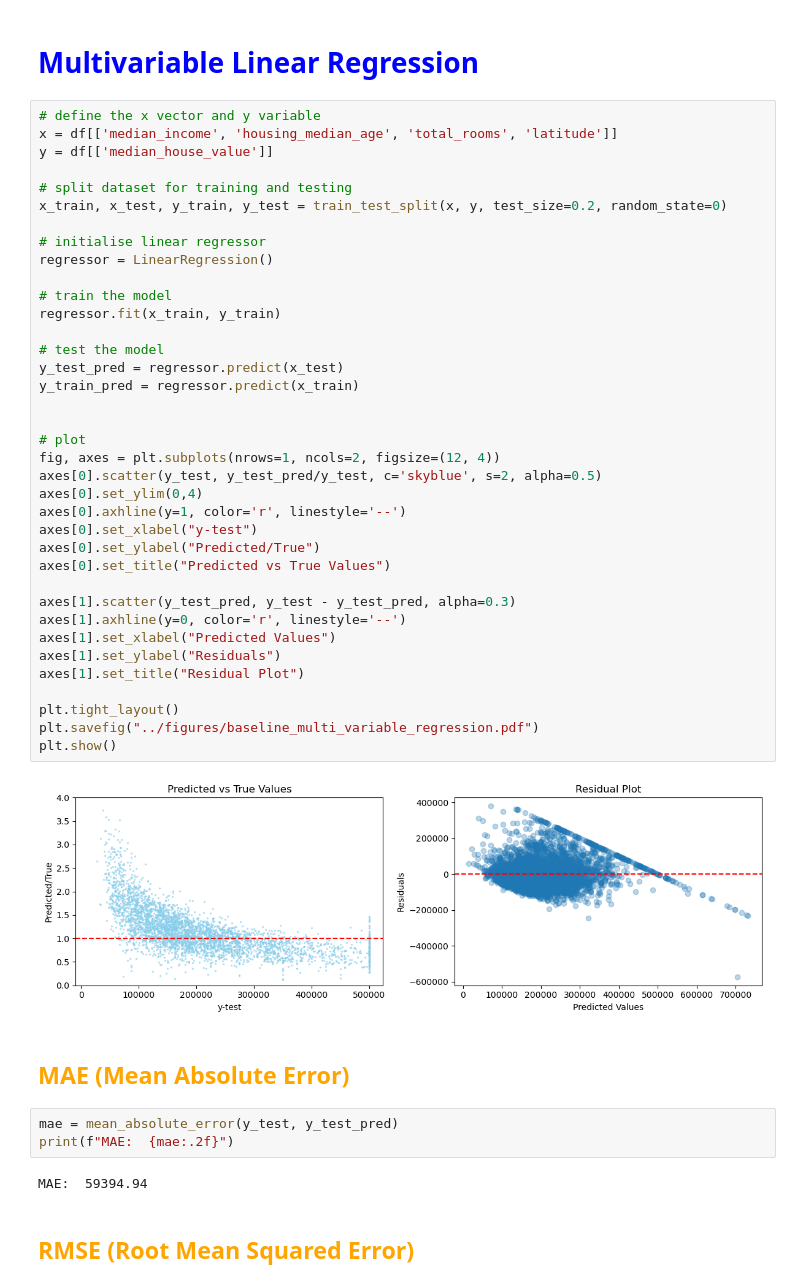
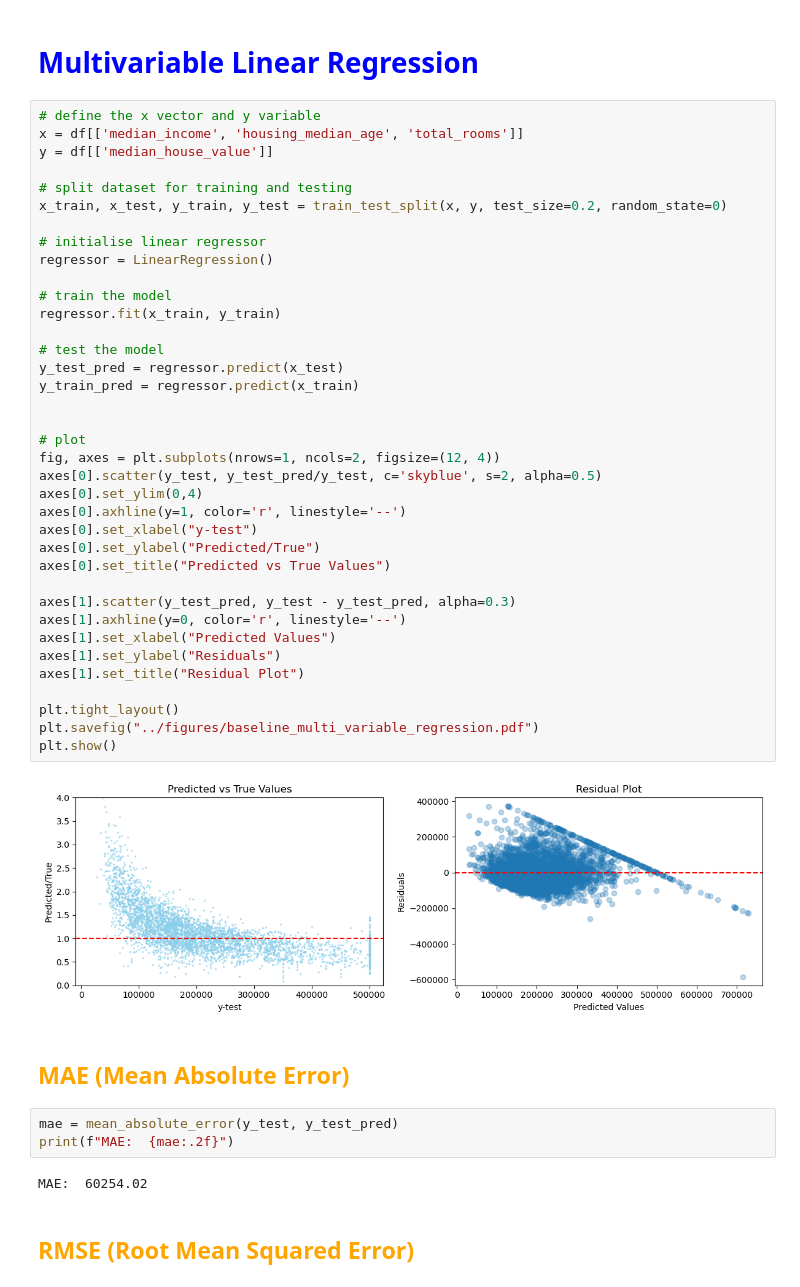
Before and after one commit to bdixit25/Machine_Learning_Projects-Practice, a Jupyter notebook: SupervisedML_Regression/House_Price_Prediction/notebooks/02_baseline_linear_regression.ipynb, the cells around one changed output. Drawn from its saved outputs; the diff is of its cells as text.

Commit message:
Housing Project Complete with Report

```diff
--- a/SupervisedML_Regression/House_Price_Prediction/notebooks/02_baseline_linear_regression.ipynb
+++ b/SupervisedML_Regression/House_Price_Prediction/notebooks/02_baseline_linear_regression.ipynb
@@ -86,7 +86,7 @@ R²:   0.4776
 # <font color='blue'> Multivariable Linear Regression </font>
 # %%
 # define the x vector and y variable
-x = df[['median_income', 'housing_median_age', 'total_rooms', 'latitude']]
+x = df[['median_income', 'housing_median_age', 'total_rooms']]
 y = df[['median_house_value']]
 
 # split dataset for training and testing
@@ -95,41 +95,41 @@ x_train, x_test, y_train, y_test = train_test_split(x, y, test_size=0.2, random_
 # initialise linear regressor
 regressor = LinearRegression()
 
 # train the model
 regressor.fit(x_train, y_train)
 
 # test the model
 y_test_pred = regressor.predict(x_test)
 y_train_pred = regressor.predict(x_train)
 
 
 # plot
 fig, axes = plt.subplots(nrows=1, ncols=2, figsize=(12, 4))
 axes[0].scatter(y_test, y_test_pred/y_test, c='skyblue', s=2, alpha=0.5)
 axes[0].set_ylim(0,4)
 axes[0].axhline(y=1, color='r', linestyle='--')
 axes[0].set_xlabel("y-test")
 axes[0].set_ylabel("Predicted/True")
 axes[0].set_title("Predicted vs True Values")
 
 axes[1].scatter(y_test_pred, y_test - y_test_pred, alpha=0.3)
 axes[1].axhline(y=0, color='r', linestyle='--')
 axes[1].set_xlabel("Predicted Values")
 axes[1].set_ylabel("Residuals")
 axes[1].set_title("Residual Plot")
 
 plt.tight_layout()
 plt.savefig("../figures/baseline_multi_variable_regression.pdf")
 plt.show()
 # %% [output]
-[figure, old version]
+[figure, new version]
 # %% [markdown]
 ## <font color='orange'> MAE (Mean Absolute Error) </font>
 # %%
 mae = mean_absolute_error(y_test, y_test_pred)
 print(f"MAE:  {mae:.2f}")
 # %% [output]
-MAE:  59394.94
+MAE:  60254.02
 # %% [markdown]
 ## <font color='orange'> RMSE (Root Mean Squared Error) </font>
 # %%
```
Also changed, not shown: parts of 3 cells of this notebook, 8 other files.
